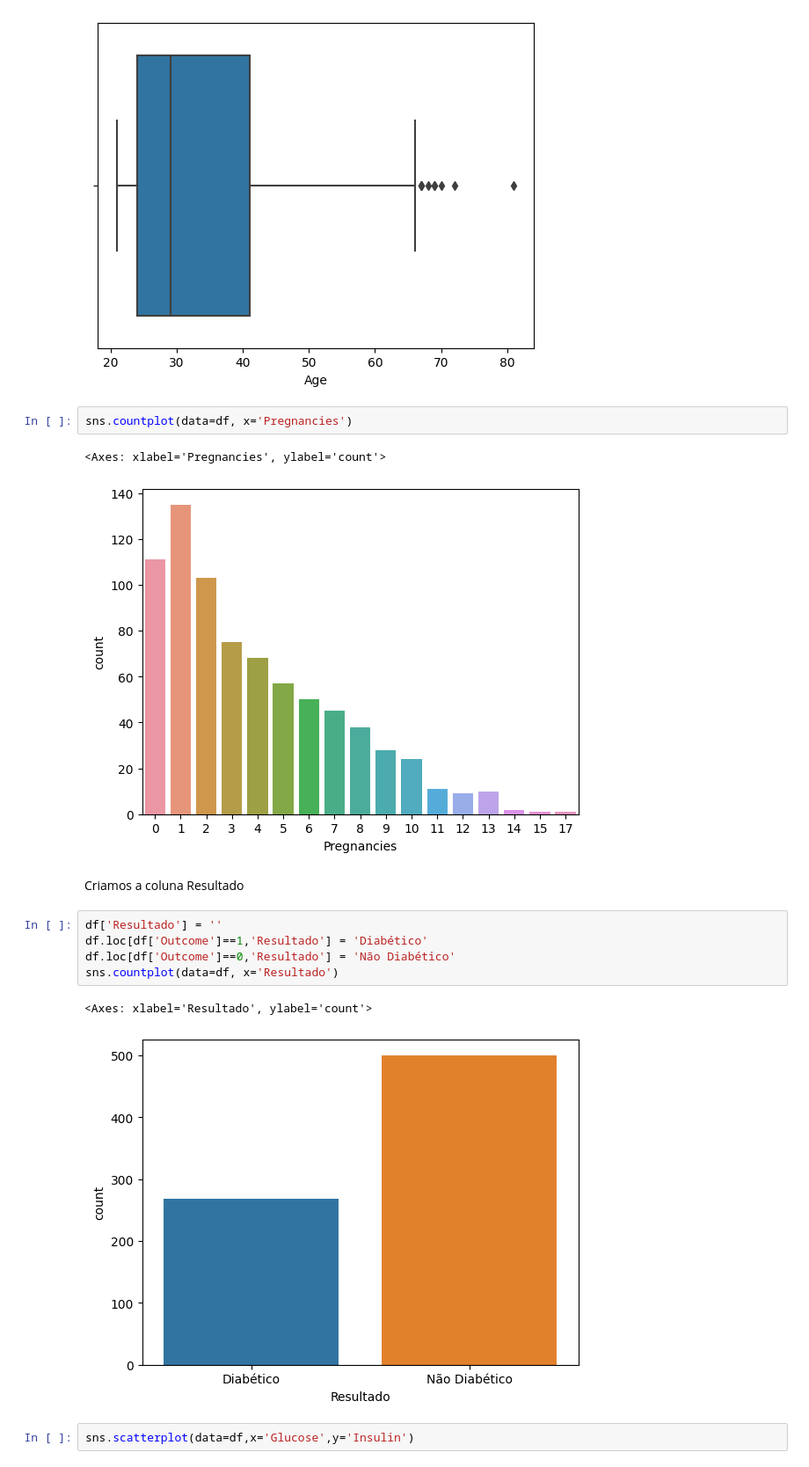
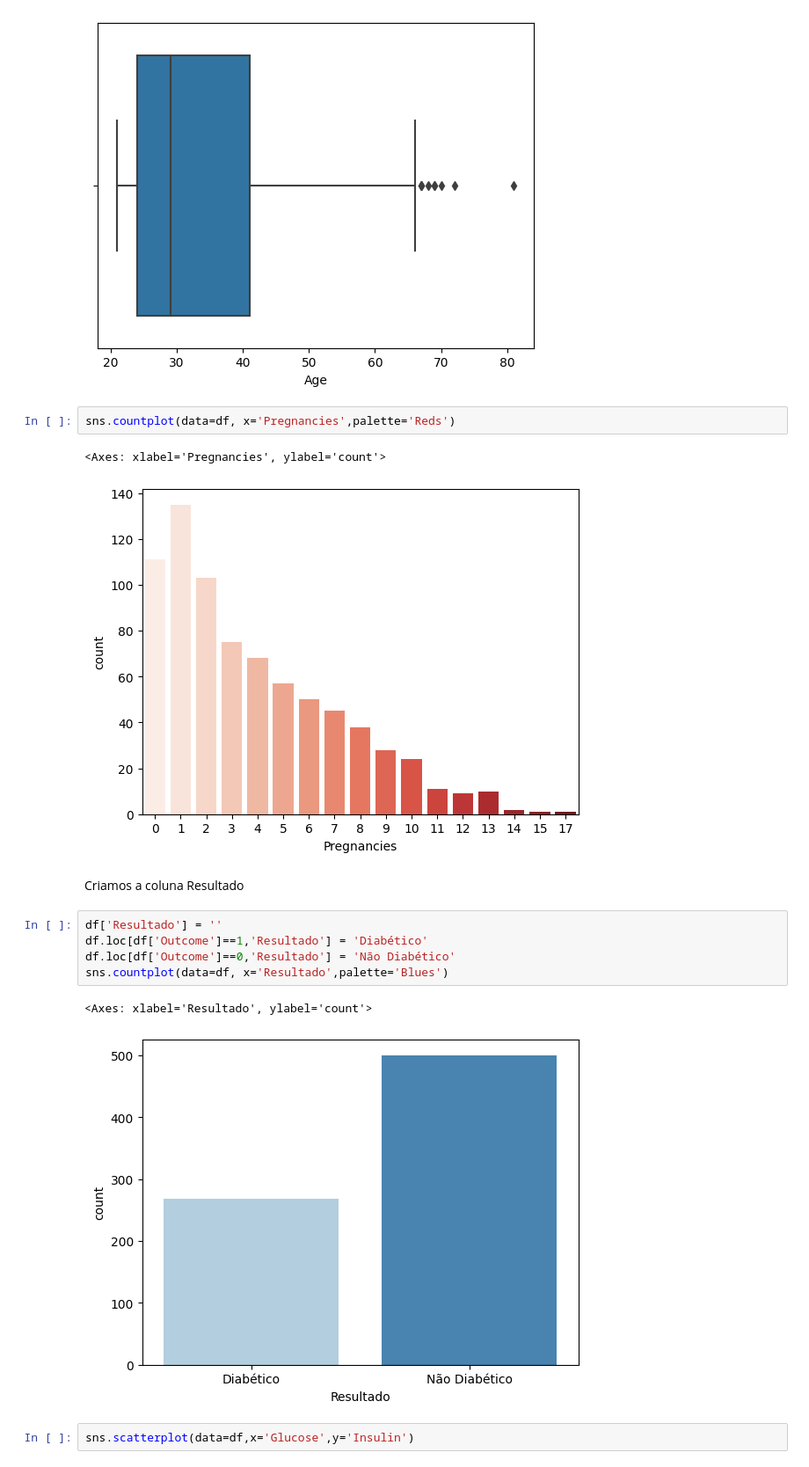
Before and after one commit to PedroFrancholi/Analise_de_Dados_e_Tomada_de_Decisoes, a Jupyter notebook: Aula2605.ipynb, the cells around one changed output. Shown at 88% size. Cells and saved outputs as stored; diff of their text form.

```diff
--- a/Aula2605.ipynb
+++ b/Aula2605.ipynb
@@ -63,20 +63,20 @@ sns.boxplot(data=df, x='Age')
 <Axes: xlabel='Age'>
 [figure]
 # %%
-sns.countplot(data=df, x='Pregnancies')
+sns.countplot(data=df, x='Pregnancies',palette='Reds')
 # %% [output]
 <Axes: xlabel='Pregnancies', ylabel='count'>
-[figure, old version]
+[figure, new version]
 # %% [markdown]
 Criamos a coluna Resultado
 # %%
 df['Resultado'] = ''
 df.loc[df['Outcome']==1,'Resultado'] = 'Diabético'
 df.loc[df['Outcome']==0,'Resultado'] = 'Não Diabético'
-sns.countplot(data=df, x='Resultado')
+sns.countplot(data=df, x='Resultado',palette='Blues')
 # %% [output]
 <Axes: xlabel='Resultado', ylabel='count'>
-[figure, old version]
+[figure, new version]
 # %%
 sns.scatterplot(data=df,x='Glucose',y='Insulin')
 # %% [output]
```
Also changed, not shown: parts of 1 cell of this notebook.
